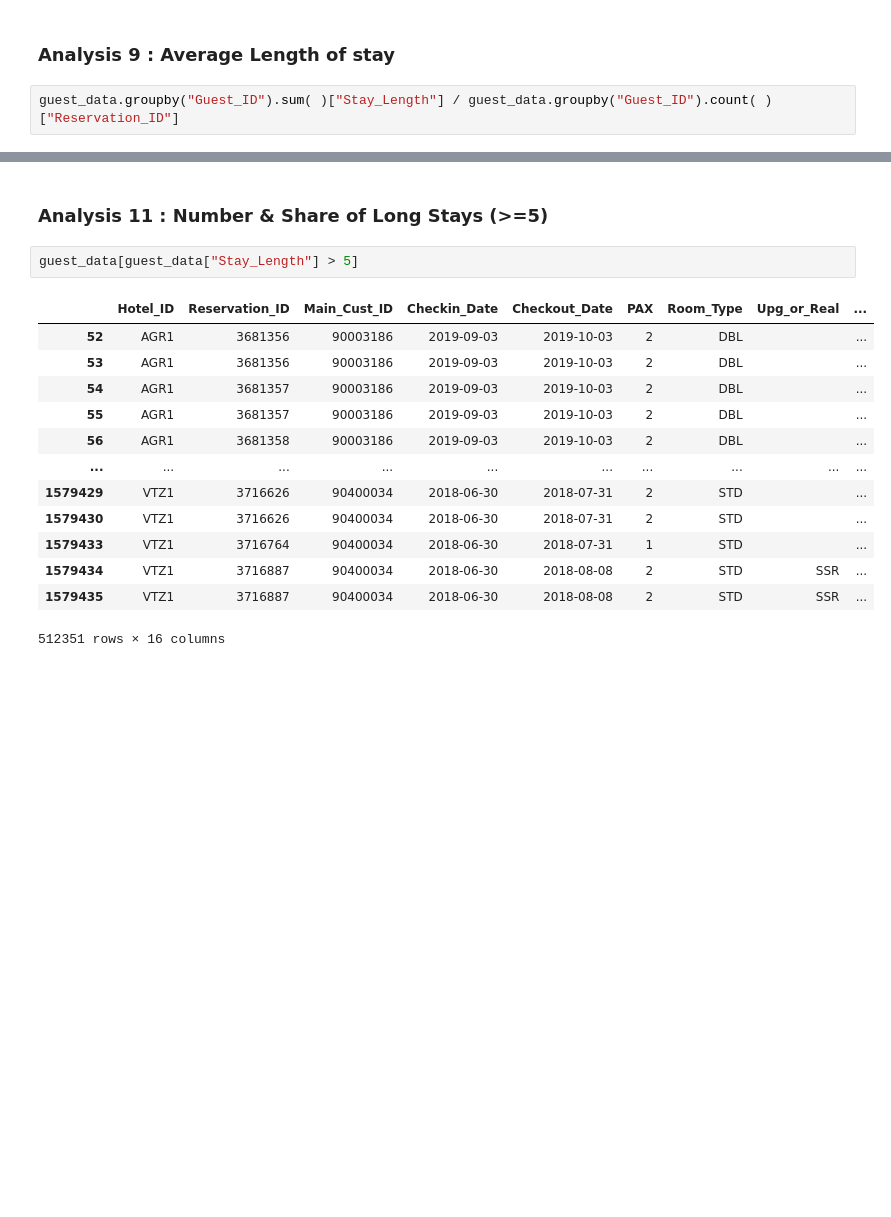
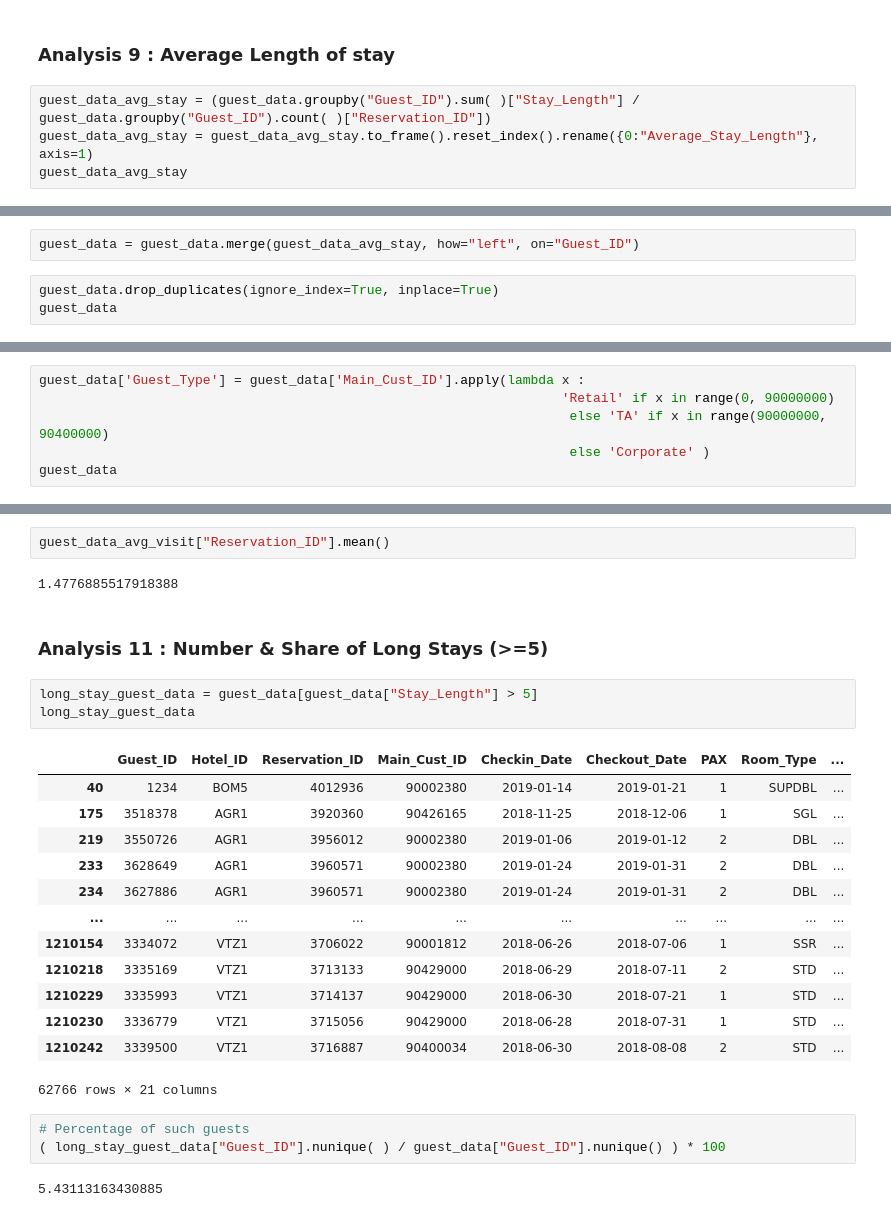
Before and after one commit to codeRSH/AAG-DS, a Jupyter notebook: AAG_Exploratory_Analysis.ipynb, the cells around one changed output, grey strips where cells are left out. Cells and saved outputs as stored; diff of their text form; blank space fills up the shorter version.

```diff
--- a/AAG_Exploratory_Analysis.ipynb
+++ b/AAG_Exploratory_Analysis.ipynb
@@ -457,5 +935,7 @@ rsrvs_data["Reservation_ID"].nunique()
 # %% [markdown]
 ### Analysis 9 : Average Length of stay
 # %%
-guest_data.groupby("Guest_ID").sum( )["Stay_Length"] / guest_data.groupby("Guest_ID").count( )["Reservation_ID"]
+guest_data_avg_stay = (guest_data.groupby("Guest_ID").sum( )["Stay_Length"] / guest_data.groupby("Guest_ID").count( )["Reservation_ID"])
+guest_data_avg_stay = guest_data_avg_stay.to_frame().reset_index().rename({0:"Average_Stay_Length"}, axis=1)
+guest_data_avg_stay
 # %% [output]
@@ -474,0 +970,5 @@ Length: 920102, dtype: float64
+# %%
+guest_data = guest_data.merge(guest_data_avg_stay, how="left", on="Guest_ID")
+# %%
+guest_data.drop_duplicates(ignore_index=True, inplace=True)
+guest_data
@@ -474,0 +989,6 @@ Length: 920102, dtype: float64
+# %%
+guest_data['Guest_Type'] = guest_data['Main_Cust_ID'].apply(lambda x :
+                                                                   'Retail' if x in range(0, 90000000)
+                                                                    else 'TA' if x in range(90000000, 90400000)
+                                                                    else 'Corporate' )
+guest_data
@@ -475,19 +1037,29 @@ Length: 920102, dtype: float64
+# %%
+guest_data_avg_visit["Reservation_ID"].mean()
+# %% [output]
+1.4776885517918388
 # %% [markdown]
 ### Analysis 11 : Number & Share of Long Stays (>=5)
 # %%
-guest_data[guest_data["Stay_Length"] > 5]
+long_stay_guest_data = guest_data[guest_data["Stay_Length"] > 5]
+long_stay_guest_data
 # %% [output]
-|  | Hotel_ID | Reservation_ID | Main_Cust_ID | Checkin_Date | Checkout_Date | PAX | Room_Type | Upg_or_Real | ... |
-| 52 | AGR1 | 3681356 | 90003186 | 2019-09-03 | 2019-10-03 | 2 | DBL |  | ... |
-| 53 | AGR1 | 3681356 | 90003186 | 2019-09-03 | 2019-10-03 | 2 | DBL |  | ... |
-| 54 | AGR1 | 3681357 | 90003186 | 2019-09-03 | 2019-10-03 | 2 | DBL |  | ... |
-| 55 | AGR1 | 3681357 | 90003186 | 2019-09-03 | 2019-10-03 | 2 | DBL |  | ... |
-| 56 | AGR1 | 3681358 | 90003186 | 2019-09-03 | 2019-10-03 | 2 | DBL |  | ... |
+|  | Guest_ID | Hotel_ID | Reservation_ID | Main_Cust_ID | Checkin_Date | Checkout_Date | PAX | Room_Type | ... |
+| 40 | 1234 | BOM5 | 4012936 | 90002380 | 2019-01-14 | 2019-01-21 | 1 | SUPDBL | ... |
+| 175 | 3518378 | AGR1 | 3920360 | 90426165 | 2018-11-25 | 2018-12-06 | 1 | SGL | ... |
+| 219 | 3550726 | AGR1 | 3956012 | 90002380 | 2019-01-06 | 2019-01-12 | 2 | DBL | ... |
+| 233 | 3628649 | AGR1 | 3960571 | 90002380 | 2019-01-24 | 2019-01-31 | 2 | DBL | ... |
+| 234 | 3627886 | AGR1 | 3960571 | 90002380 | 2019-01-24 | 2019-01-31 | 2 | DBL | ... |
 | ... | ... | ... | ... | ... | ... | ... | ... | ... | ... |
-| 1579429 | VTZ1 | 3716626 | 90400034 | 2018-06-30 | 2018-07-31 | 2 | STD |  | ... |
-| 1579430 | VTZ1 | 3716626 | 90400034 | 2018-06-30 | 2018-07-31 | 2 | STD |  | ... |
-| 1579433 | VTZ1 | 3716764 | 90400034 | 2018-06-30 | 2018-07-31 | 1 | STD |  | ... |
-| 1579434 | VTZ1 | 3716887 | 90400034 | 2018-06-30 | 2018-08-08 | 2 | STD | SSR | ... |
-| 1579435 | VTZ1 | 3716887 | 90400034 | 2018-06-30 | 2018-08-08 | 2 | STD | SSR | ... |
+| 1210154 | 3334072 | VTZ1 | 3706022 | 90001812 | 2018-06-26 | 2018-07-06 | 1 | SSR | ... |
+| 1210218 | 3335169 | VTZ1 | 3713133 | 90429000 | 2018-06-29 | 2018-07-11 | 2 | STD | ... |
+| 1210229 | 3335993 | VTZ1 | 3714137 | 90429000 | 2018-06-30 | 2018-07-21 | 1 | STD | ... |
+| 1210230 | 3336779 | VTZ1 | 3715056 | 90429000 | 2018-06-28 | 2018-07-31 | 1 | STD | ... |
+| 1210242 | 3339500 | VTZ1 | 3716887 | 90400034 | 2018-06-30 | 2018-08-08 | 2 | STD | ... |
-512351 rows × 16 columns
+62766 rows × 21 columns
+# %%
+# Percentage of such guests
+( long_stay_guest_data["Guest_ID"].nunique( ) / guest_data["Guest_ID"].nunique() ) * 100
+# %% [output]
+5.43113163430885
 # %% [markdown]
```
Also changed, not shown: parts of 137 cells of this notebook.
